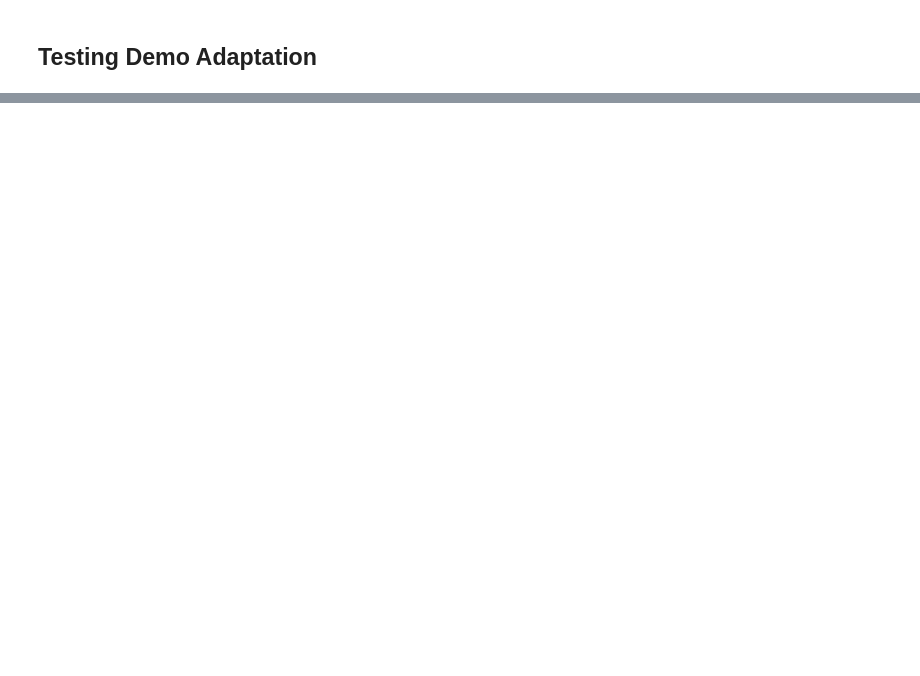
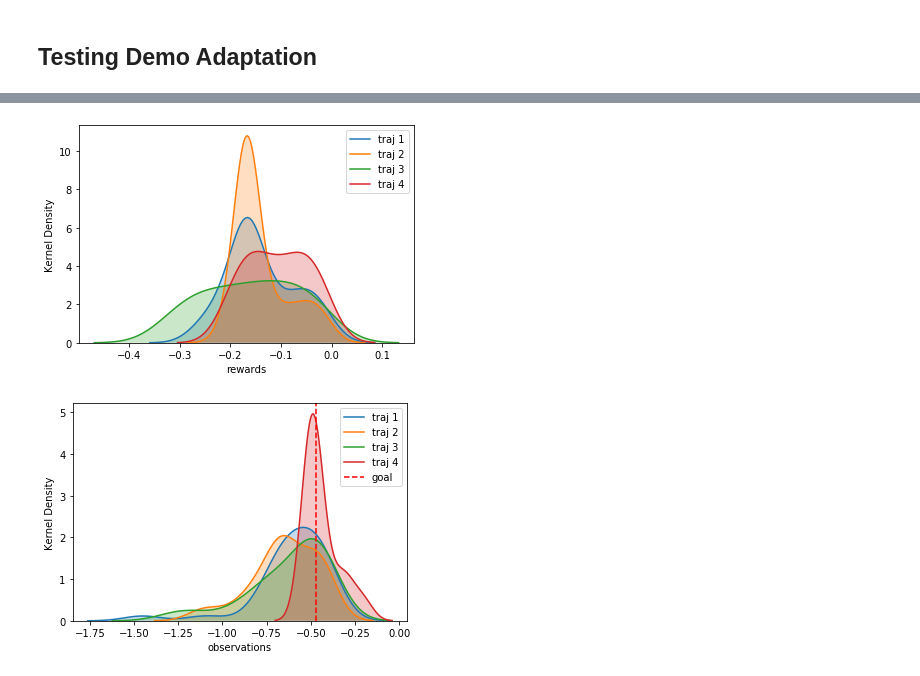
Before and after one commit to alvaroprat97/MetaRobot, a Jupyter notebook: testing.ipynb, the cells around one changed output, grey strips where cells are left out. Saved outputs shown, nothing was run; the diff lists cells and outputs as text; code cells hidden in the pictures; blank space fills up the shorter version.

```diff
--- a/testing.ipynb
+++ b/testing.ipynb
@@ -428,3 +402,0 @@ True
-# %%
-a = [0,1,2,3]
-a[1:4]
@@ -437,10 +402,0 @@ a[1:4]
-# %%
-# Split into boxes
-t = 16
-mbs = 8
-b = 256
-r = torch.rand([16,256,1]).view(t, mbs, b//mbs, -1)
-o = torch.rand([16,256,6]).view(t, mbs, b//mbs, -1)
-a = torch.rand([16,256,4]).view(t, mbs, b//mbs, -1)
-no = torch.rand([16,256,6]).view(t, mbs, b//mbs, -1)
-print(r.shape, o.shape, a.shape, no.shape)
@@ -470,2 +402,0 @@ for i in range(b):
-# %%
-a = [torch.FloatTensor(i) for i in range(256)]
@@ -479,3 +402,0 @@ import torch
-# %%
-a = dict(a=1,
-        b=9)
@@ -774,0 +690,17 @@ traj_histo(all_paths_traj_sparse[1][:5], param = 'observations', var_idx=1)
+# %%
+# traj_histo(all_paths_traj_sparse_over[2][:5], param = 'rewards')
+# plt.figure()
+# traj_histo(all_paths_traj_sparse_over[2][:5], param = 'observations', var_idx=1)
+
+# plt.figure()
+# traj_histo(all_paths_traj_sparse_xplor[0][1:4], param = 'rewards')
+# plt.figure()
+# traj_histo(all_paths_traj_sparse_xplor[0][1:4], param = 'observations', var_idx=1)
+
+plt.figure()
+traj_histo(all_paths_traj_sparse_imperfect[2][0:4], param = 'rewards')
+plt.figure()
+traj_histo(all_paths_traj_sparse_imperfect[2][0:4], param = 'observations', var_idx=1)
+# %% [output]
+[figure, added]
+[figure, added]
```
Also changed, not shown: parts of 32 cells of this notebook, 10 other files.
